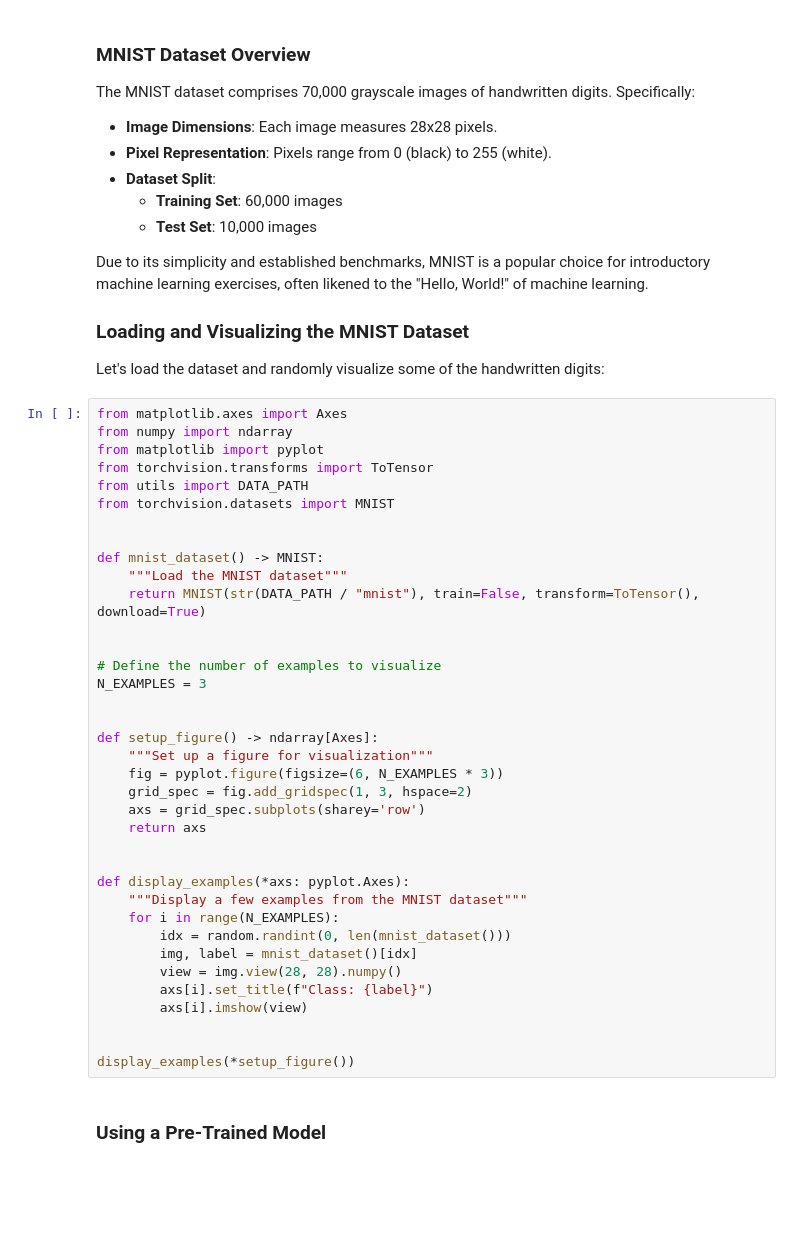
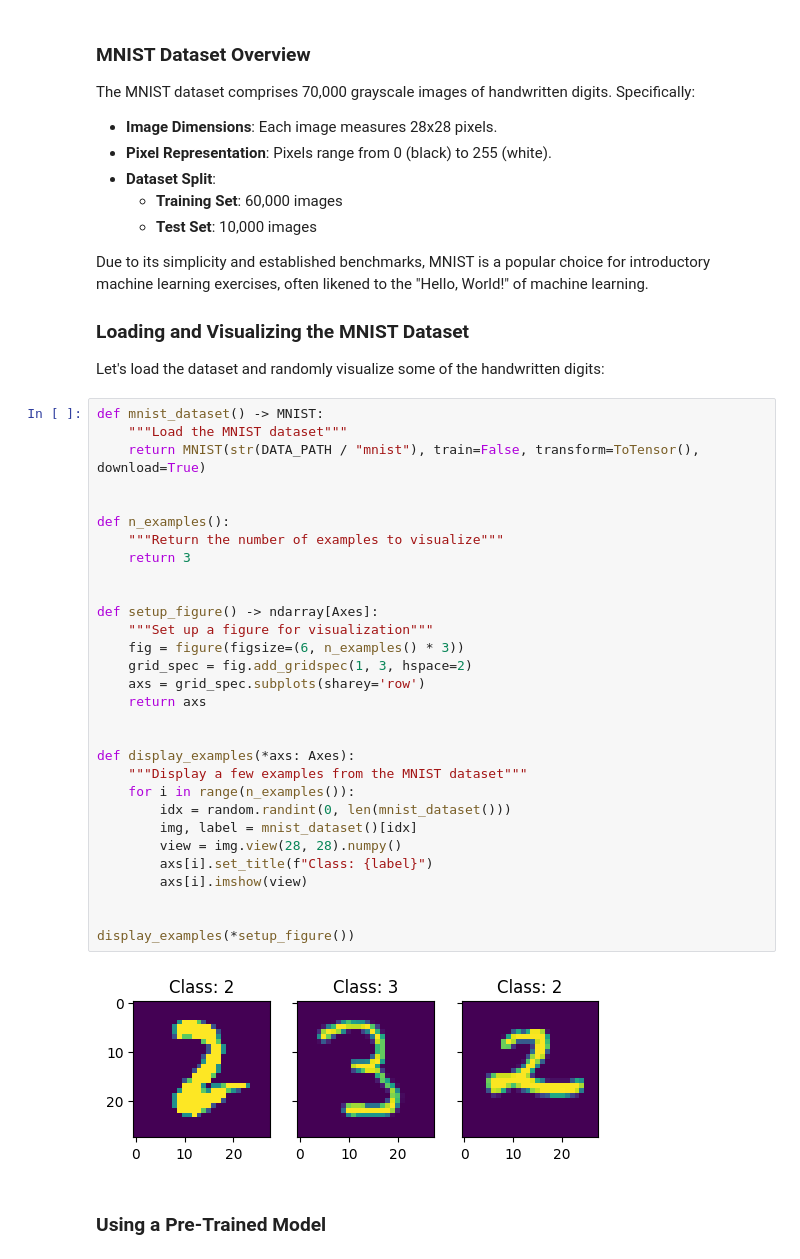
Before and after one commit to r8vnhill/neuron-activation, a Jupyter notebook: src/networks/networks.ipynb, the cells around one changed output. Cells and saved outputs as stored; diff of their text form; blank space fills up the shorter version.

```diff
--- a/src/networks/networks.ipynb
+++ b/src/networks/networks.ipynb
@@ -40,42 +56,37 @@ Due to its simplicity and established benchmarks, MNIST is a popular choice for
 
 Let's load the dataset and randomly visualize some of the handwritten digits:
 # %%
-from matplotlib.axes import Axes
-from numpy import ndarray
-from matplotlib import pyplot
-from torchvision.transforms import ToTensor
-from utils import DATA_PATH
-from torchvision.datasets import MNIST
-
-
 def mnist_dataset() -> MNIST:
     """Load the MNIST dataset"""
     return MNIST(str(DATA_PATH / "mnist"), train=False, transform=ToTensor(), download=True)
 
 
-# Define the number of examples to visualize
-N_EXAMPLES = 3
+def n_examples():
+    """Return the number of examples to visualize"""
+    return 3
 
 
 def setup_figure() -> ndarray[Axes]:
     """Set up a figure for visualization"""
-    fig = pyplot.figure(figsize=(6, N_EXAMPLES * 3))
+    fig = figure(figsize=(6, n_examples() * 3))
     grid_spec = fig.add_gridspec(1, 3, hspace=2)
     axs = grid_spec.subplots(sharey='row')
     return axs
 
 
-def display_examples(*axs: pyplot.Axes):
+def display_examples(*axs: Axes):
     """Display a few examples from the MNIST dataset"""
-    for i in range(N_EXAMPLES):
+    for i in range(n_examples()):
         idx = random.randint(0, len(mnist_dataset()))
         img, label = mnist_dataset()[idx]
         view = img.view(28, 28).numpy()
         axs[i].set_title(f"Class: {label}")
         axs[i].imshow(view)
 
 
 display_examples(*setup_figure())
+# %% [output]
+[figure, added]
 # %% [markdown]
 ### Using a Pre-Trained Model
 # %% [markdown]
```
Also changed, not shown: parts of 5 cells of this notebook, 4 other files.
